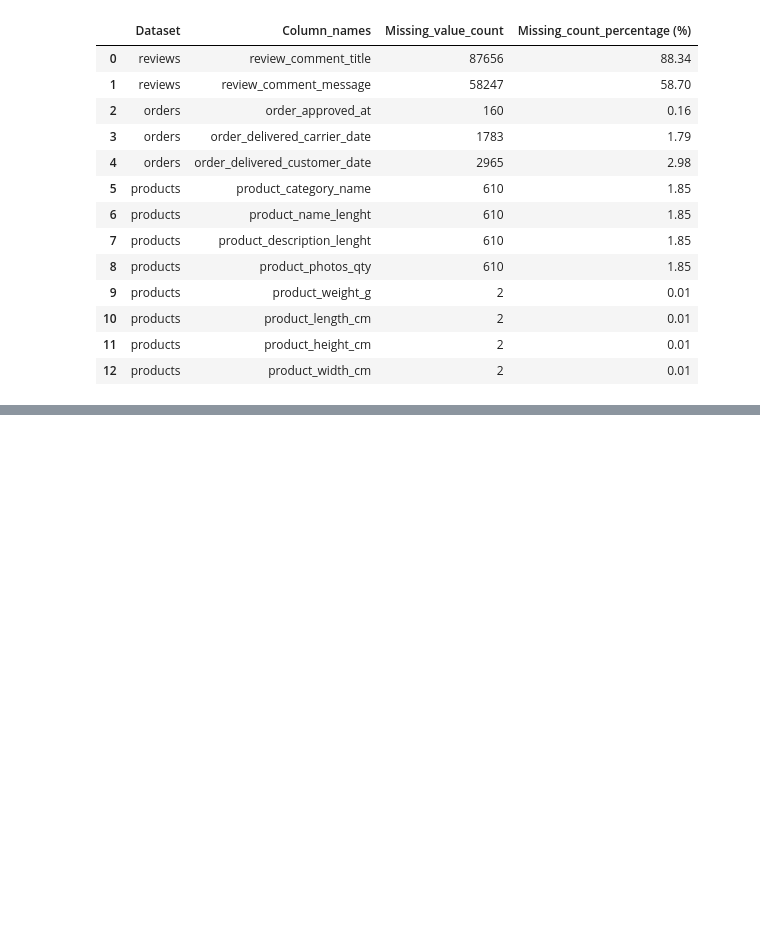
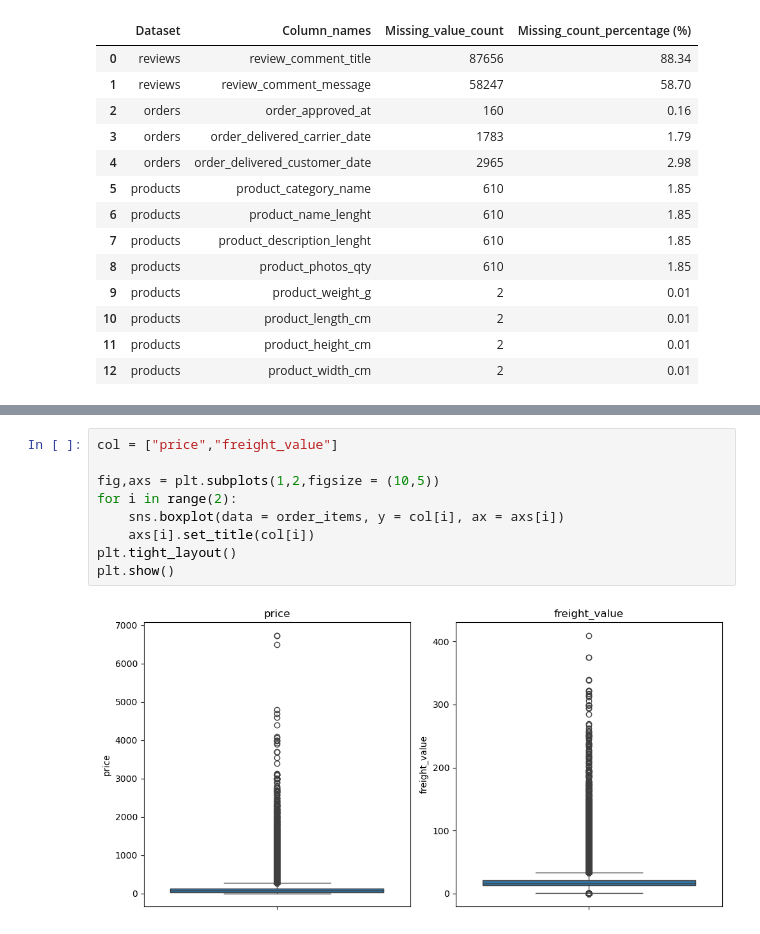
Before and after one commit to Jishnu-12/olist-ecommerce-analytics-pipeline, a Jupyter notebook: Notebooks/01_Exploratory_Data_Analysis.ipynb, the cells around one changed output, grey strips where cells are left out. Cells and saved outputs as stored; diff of their text form; blank space fills up the shorter version.

```diff
--- a/Notebooks/01_Exploratory_Data_Analysis.ipynb
+++ b/Notebooks/01_Exploratory_Data_Analysis.ipynb
@@ -336,0 +403,11 @@ missing_df
+# %%
+col = ["price","freight_value"]
+
+fig,axs = plt.subplots(1,2,figsize = (10,5))
+for i in range(2):
+    sns.boxplot(data = order_items, y = col[i], ax = axs[i])
+    axs[i].set_title(col[i])
+plt.tight_layout()
+plt.show()
+# %% [output]
+[figure, added]
```
Also changed, not shown: parts of 10 cells of this notebook.
